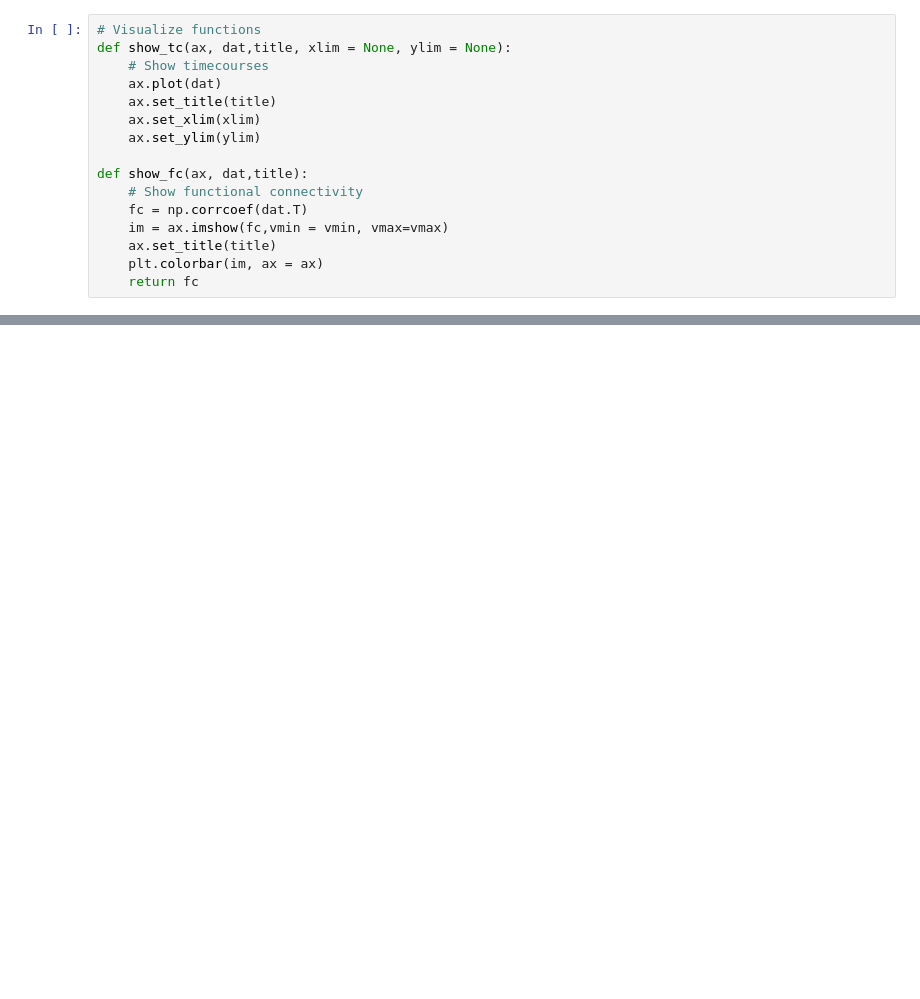
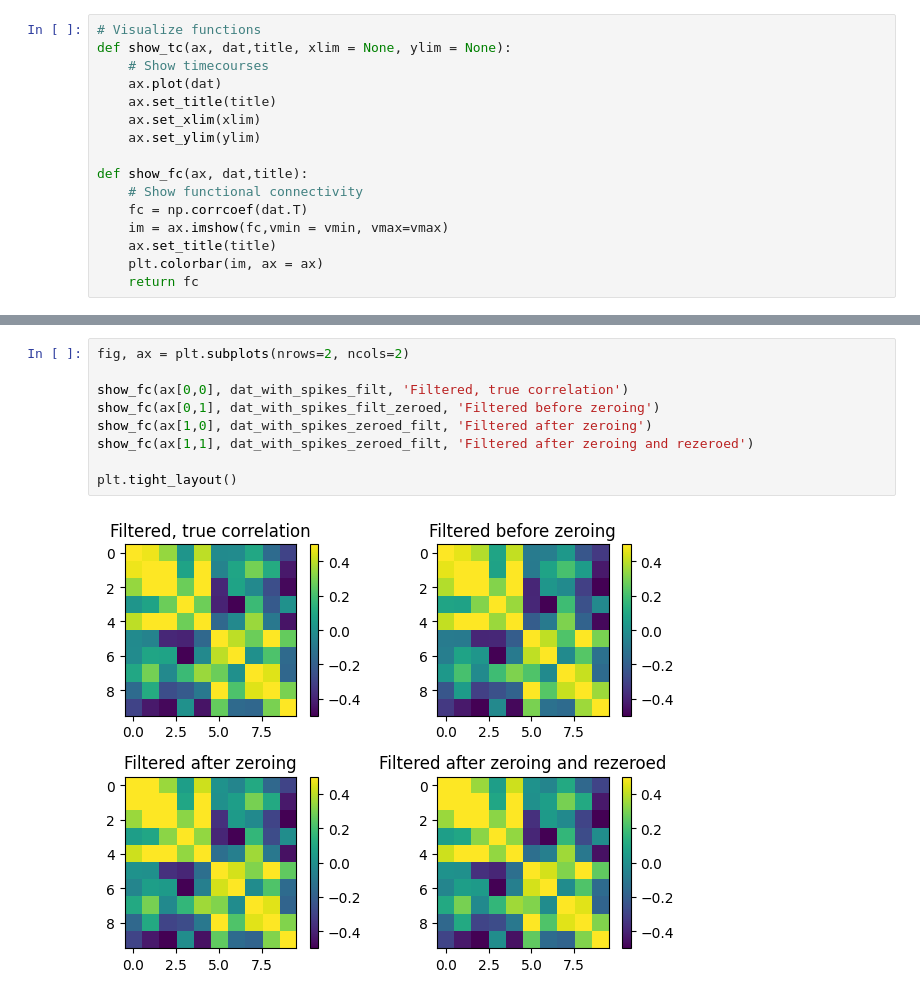
Before and after one commit to rhodricusack/scrub_test, a Jupyter notebook: scrub_test.ipynb, the cells around one changed output, grey strips where cells are left out. Cells and saved outputs as stored; diff of their text form; blank space fills up the shorter version.

```diff
--- a/scrub_test.ipynb
+++ b/scrub_test.ipynb
@@ -84,0 +119,11 @@ Text(0.5, 1.0, 'Differences between zeroed and scrubbed')
+# %%
+fig, ax = plt.subplots(nrows=2, ncols=2)
+
+show_fc(ax[0,0], dat_with_spikes_filt, 'Filtered, true correlation')
+show_fc(ax[0,1], dat_with_spikes_filt_zeroed, 'Filtered before zeroing')
+show_fc(ax[1,0], dat_with_spikes_zeroed_filt, 'Filtered after zeroing')
+show_fc(ax[1,1], dat_with_spikes_zeroed_filt, 'Filtered after zeroing and rezeroed')
+
+plt.tight_layout()
+# %% [output]
+[figure, added]
```
Also changed, not shown: parts of 8 cells of this notebook, 12 other files.
